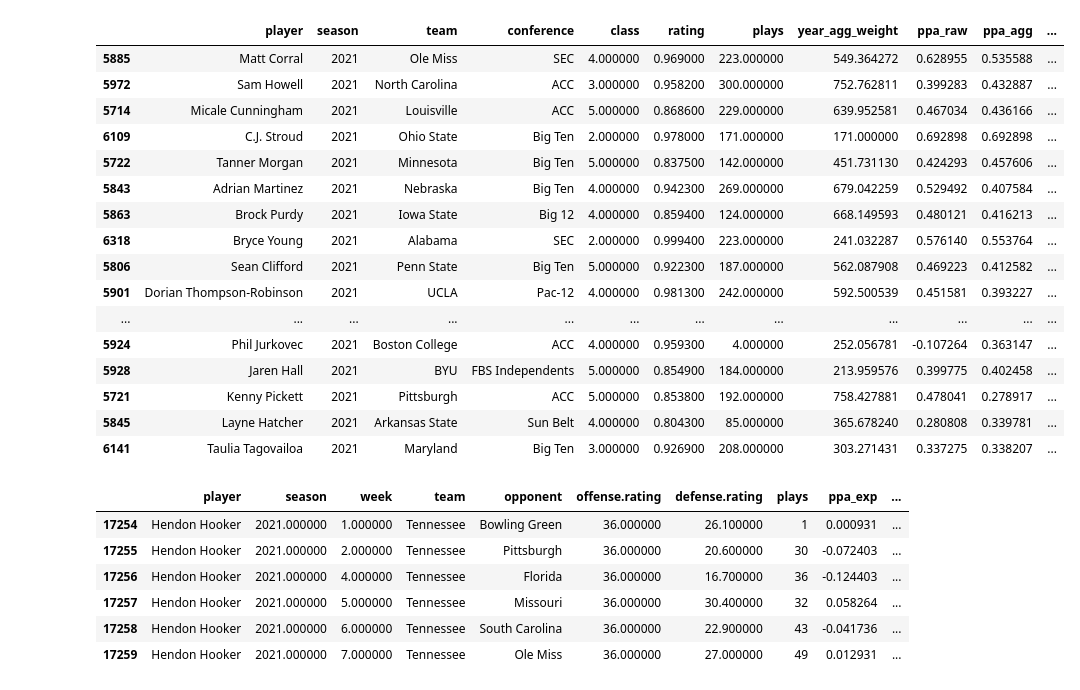
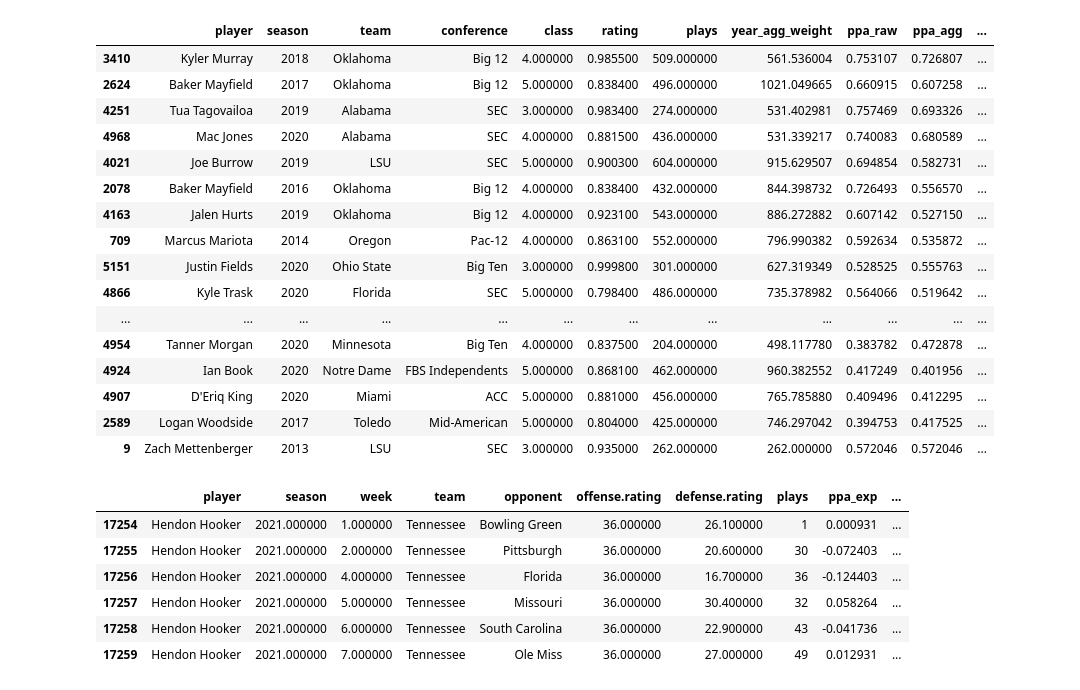
Before and after one commit to jrnastase410/NCAA_Quarterback_Eval, a Jupyter notebook: CFBC_Q_Final.ipynb, the cells around one changed output. Saved outputs shown, nothing was run; the diff lists cells and outputs as text; code cells hidden in the pictures.

```diff
--- a/CFBC_Q_Final.ipynb
+++ b/CFBC_Q_Final.ipynb
@@ -396,44 +396,44 @@ df['pred_wt'] = 500*year_wt**df['class']
 df['rep'] = df[df.rating==0.7].ppa_agg.mean()
 
 df['ppa_adj'] = (df.ppa_agg*df.year_agg_weight + df.ppa_pred*df.pred_wt + 150*df.rep) / (df.year_agg_weight+df.pred_wt+150)
-df['ovr'] = 75+(25/4)*(df.ppa_adj - weighted_stats(df,'ppa_adj')[0])/weighted_stats(df,'ppa_adj')[1]
+df['ovr'] = 50+10*(df.ppa_adj - weighted_stats(df,'ppa_adj')[0])/weighted_stats(df,'ppa_adj')[1]
 # %%
 ## Display summary table
-display = df[(df['season'].between(2021,2021))\
+display = df[(df['season'].between(0,2021))\
             &(df['conference'].str.contains(''))\
             &(df['team'].str.contains(''))\
             &(df['player'].str.contains(''))\
             &(df['class'].between(1,5))\
             &(df['rating'].between(0,1))\
             &(df['class'].between(1,5))]\
 \
     .sort_values(['ovr'],ascending=False)\
     .groupby(['team','season']).head(3)\
     .head(50)
 
 display[['player','season','team','conference','class','rating','plays','year_agg_weight','ppa_raw','ppa_agg','ovr']]\
     .style\
-    .background_gradient(axis=None, subset=['ovr'], vmin=50, vmax=100, cmap=cm)\
+    .background_gradient(axis=None, subset=['ovr'], vmin=0, vmax=80, cmap=cm)\
     .background_gradient(axis=None, subset=['ppa_raw'], vmin=df.ppa_raw.mean()-3*df.ppa_raw.std(), vmax=df.ppa_raw.mean()+3*df.ppa_raw.std(), cmap=cm)\
     .background_gradient(axis=None, subset=['ppa_agg'], vmin=df.ppa_agg.mean()-3*df.ppa_agg.std(), vmax=df.ppa_agg.mean()+3*df.ppa_agg.std(), cmap=cm)
 # %% [output]
 |  | player | season | team | conference | class | rating | plays | year_agg_weight | ppa_raw | ppa_agg | ... |
-| 5885 | Matt Corral | 2021 | Ole Miss | SEC | 4.000000 | 0.969000 | 223.000000 | 549.364272 | 0.628955 | 0.535588 | ... |
-| 5972 | Sam Howell | 2021 | North Carolina | ACC | 3.000000 | 0.958200 | 300.000000 | 752.762811 | 0.399283 | 0.432887 | ... |
-| 5714 | Micale Cunningham | 2021 | Louisville | ACC | 5.000000 | 0.868600 | 229.000000 | 639.952581 | 0.467034 | 0.436166 | ... |
-| 6109 | C.J. Stroud | 2021 | Ohio State | Big Ten | 2.000000 | 0.978000 | 171.000000 | 171.000000 | 0.692898 | 0.692898 | ... |
-| 5722 | Tanner Morgan | 2021 | Minnesota | Big Ten | 5.000000 | 0.837500 | 142.000000 | 451.731130 | 0.424293 | 0.457606 | ... |
-| 5843 | Adrian Martinez | 2021 | Nebraska | Big Ten | 4.000000 | 0.942300 | 269.000000 | 679.042259 | 0.529492 | 0.407584 | ... |
-| 5863 | Brock Purdy | 2021 | Iowa State | Big 12 | 4.000000 | 0.859400 | 124.000000 | 668.149593 | 0.480121 | 0.416213 | ... |
-| 6318 | Bryce Young | 2021 | Alabama | SEC | 2.000000 | 0.999400 | 223.000000 | 241.032287 | 0.576140 | 0.553764 | ... |
-| 5806 | Sean Clifford | 2021 | Penn State | Big Ten | 5.000000 | 0.922300 | 187.000000 | 562.087908 | 0.469223 | 0.412582 | ... |
-| 5901 | Dorian Thompson-Robinson | 2021 | UCLA | Pac-12 | 4.000000 | 0.981300 | 242.000000 | 592.500539 | 0.451581 | 0.393227 | ... |
+| 3410 | Kyler Murray | 2018 | Oklahoma | Big 12 | 4.000000 | 0.985500 | 509.000000 | 561.536004 | 0.753107 | 0.726807 | ... |
+| 2624 | Baker Mayfield | 2017 | Oklahoma | Big 12 | 5.000000 | 0.838400 | 496.000000 | 1021.049665 | 0.660915 | 0.607258 | ... |
+| 4251 | Tua Tagovailoa | 2019 | Alabama | SEC | 3.000000 | 0.983400 | 274.000000 | 531.402981 | 0.757469 | 0.693326 | ... |
+| 4968 | Mac Jones | 2020 | Alabama | SEC | 4.000000 | 0.881500 | 436.000000 | 531.339217 | 0.740083 | 0.680589 | ... |
+| 4021 | Joe Burrow | 2019 | LSU | SEC | 5.000000 | 0.900300 | 604.000000 | 915.629507 | 0.694854 | 0.582731 | ... |
+| 2078 | Baker Mayfield | 2016 | Oklahoma | Big 12 | 4.000000 | 0.838400 | 432.000000 | 844.398732 | 0.726493 | 0.556570 | ... |
+| 4163 | Jalen Hurts | 2019 | Oklahoma | Big 12 | 4.000000 | 0.923100 | 543.000000 | 886.272882 | 0.607142 | 0.527150 | ... |
+| 709 | Marcus Mariota | 2014 | Oregon | Pac-12 | 4.000000 | 0.863100 | 552.000000 | 796.990382 | 0.592634 | 0.535872 | ... |
+| 5151 | Justin Fields | 2020 | Ohio State | Big Ten | 3.000000 | 0.999800 | 301.000000 | 627.319349 | 0.528525 | 0.555763 | ... |
+| 4866 | Kyle Trask | 2020 | Florida | SEC | 5.000000 | 0.798400 | 486.000000 | 735.378982 | 0.564066 | 0.519642 | ... |
 | ... | ... | ... | ... | ... | ... | ... | ... | ... | ... | ... | ... |
-| 5924 | Phil Jurkovec | 2021 | Boston College | ACC | 4.000000 | 0.959300 | 4.000000 | 252.056781 | -0.107264 | 0.363147 | ... |
-| 5928 | Jaren Hall | 2021 | BYU | FBS Independents | 5.000000 | 0.854900 | 184.000000 | 213.959576 | 0.399775 | 0.402458 | ... |
-| 5721 | Kenny Pickett | 2021 | Pittsburgh | ACC | 5.000000 | 0.853800 | 192.000000 | 758.427881 | 0.478041 | 0.278917 | ... |
-| 5845 | Layne Hatcher | 2021 | Arkansas State | Sun Belt | 4.000000 | 0.804300 | 85.000000 | 365.678240 | 0.280808 | 0.339781 | ... |
-| 6141 | Taulia Tagovailoa | 2021 | Maryland | Big Ten | 3.000000 | 0.926900 | 208.000000 | 303.271431 | 0.337275 | 0.338207 | ... |
+| 4954 | Tanner Morgan | 2020 | Minnesota | Big Ten | 4.000000 | 0.837500 | 204.000000 | 498.117780 | 0.383782 | 0.472878 | ... |
+| 4924 | Ian Book | 2020 | Notre Dame | FBS Independents | 5.000000 | 0.868100 | 462.000000 | 960.382552 | 0.417249 | 0.401956 | ... |
+| 4907 | D'Eriq King | 2020 | Miami | ACC | 5.000000 | 0.881000 | 456.000000 | 765.785880 | 0.409496 | 0.412295 | ... |
+| 2589 | Logan Woodside | 2017 | Toledo | Mid-American | 5.000000 | 0.804000 | 425.000000 | 746.297042 | 0.394753 | 0.417525 | ... |
+| 9 | Zach Mettenberger | 2013 | LSU | SEC | 3.000000 | 0.935000 | 262.000000 | 262.000000 | 0.572046 | 0.572046 | ... |
 # %%
 ## Display player weekly tables
 display = individual[(individual['season'].between(2021,2021))\
```
Also changed, not shown: parts of 1 cell of this notebook.
